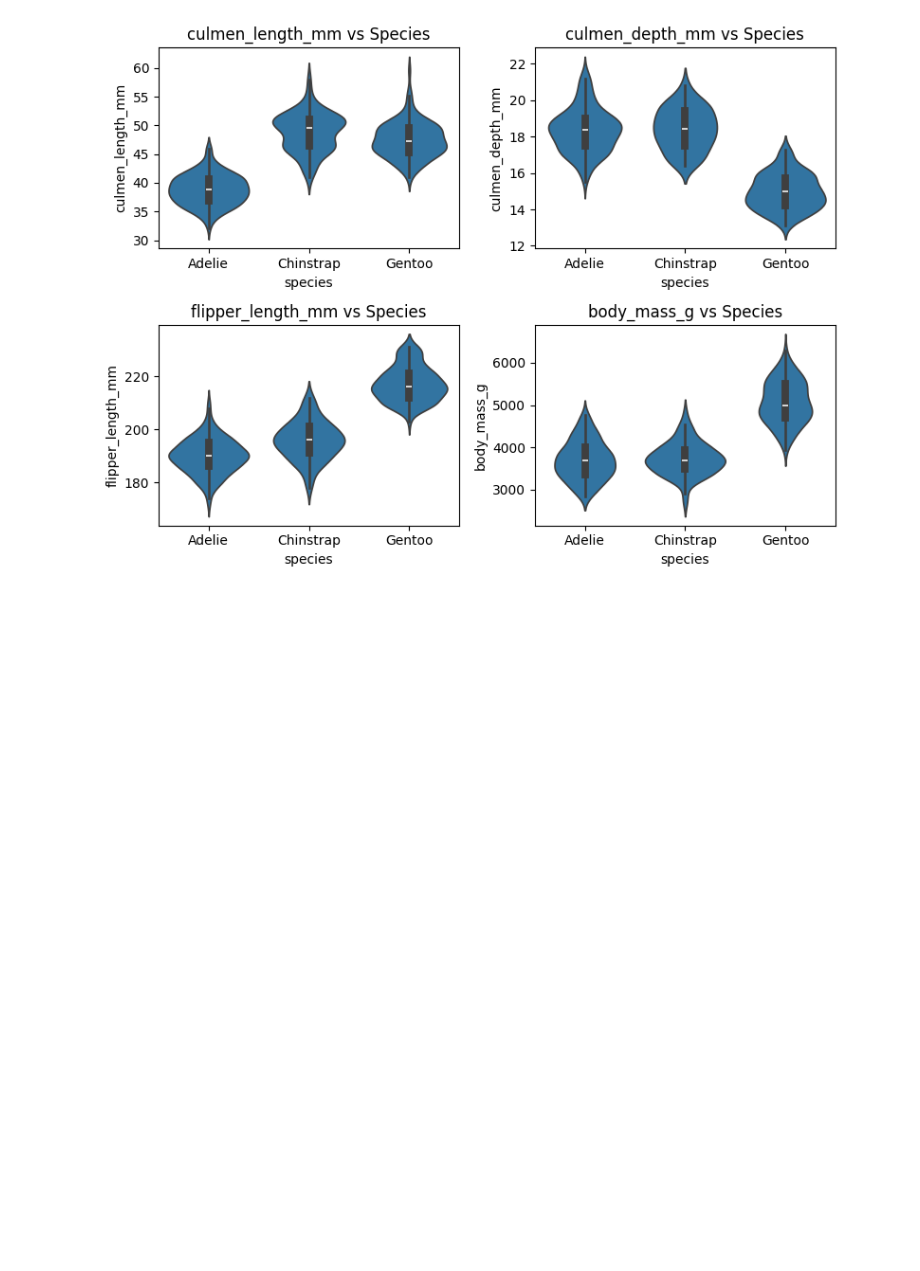
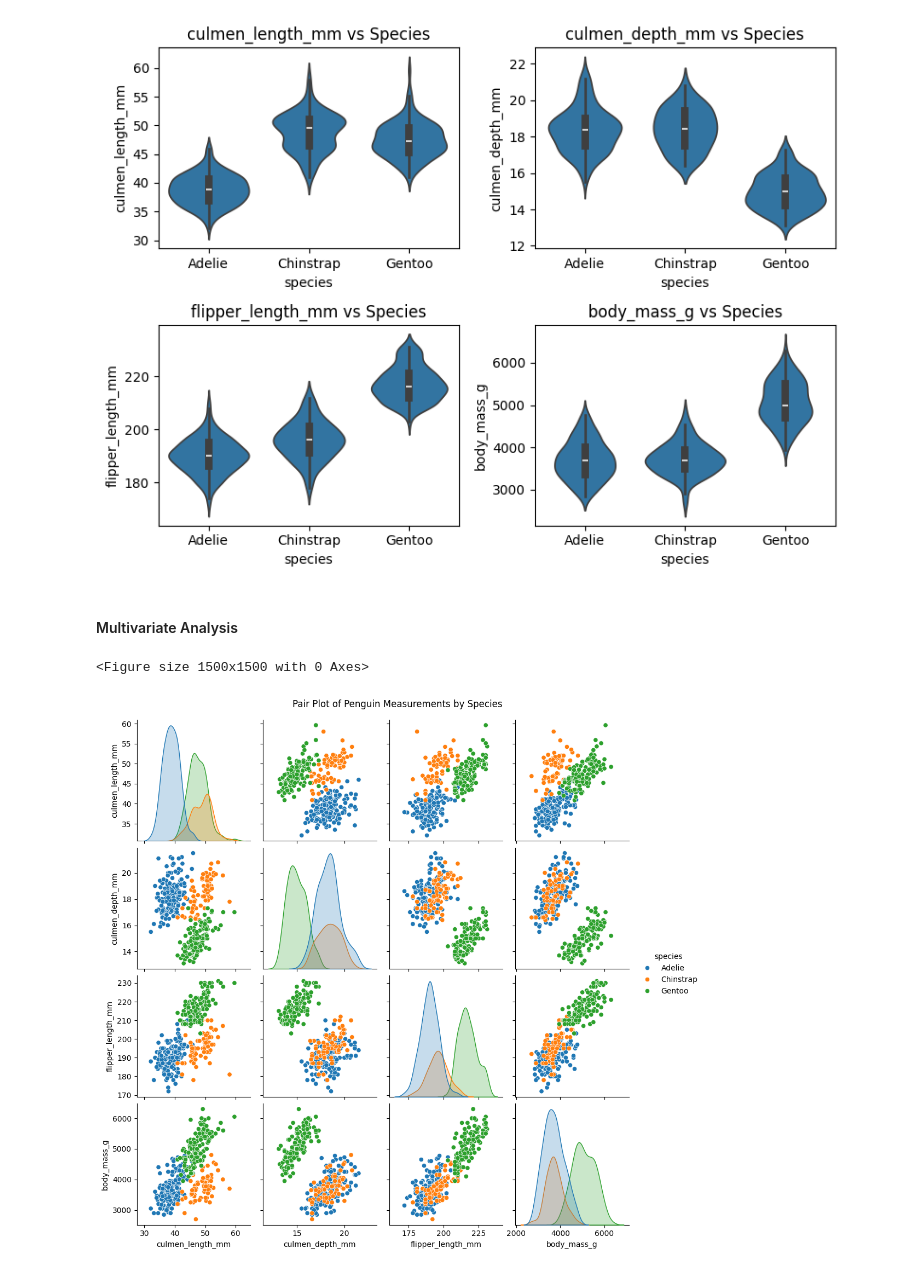
Before and after one commit to kunalvirwal/Palmer-Archipelago-penguin-dataset-EDA, a Jupyter notebook: main.ipynb, the cells around one changed output. Saved outputs shown, nothing was run; the diff lists cells and outputs as text; code cells hidden in the pictures; blank space fills up the shorter version.

Commit message:
Multivariate Analysis
Signed-off-by: kunalvirwal <kunalvirwal@gmail.com>

```diff
--- a/main.ipynb
+++ b/main.ipynb
@@ -213,3 +213,14 @@ plt.show()
 # %% [output]
 [figure]
 [figure]
+# %% [markdown]
+#### Multivariate Analysis
+# %%
+# Pair plot to visualize relationships between multiple variables
+plt.figure(figsize=(15, 15))
+sns.pairplot(penguins, hue='species')
+plt.suptitle('Pair Plot of Penguin Measurements by Species', y=1.02)
+plt.show()
+# %% [output]
+<Figure size 1500x1500 with 0 Axes>
+[figure, added]
```
Also changed, not shown: parts of 2 cells of this notebook.
